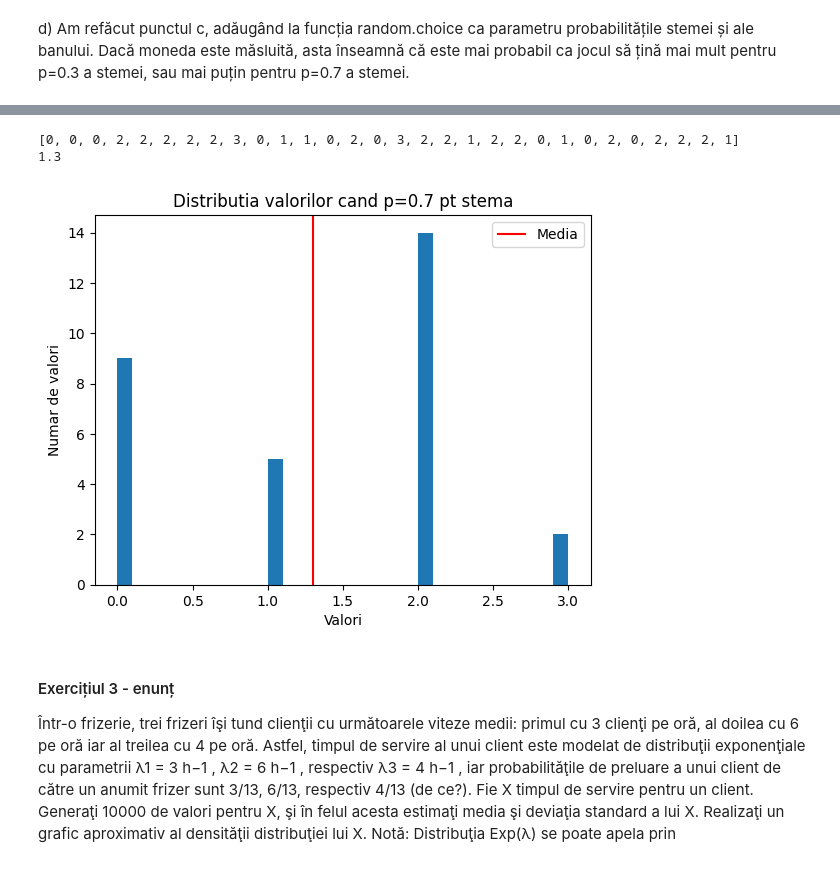
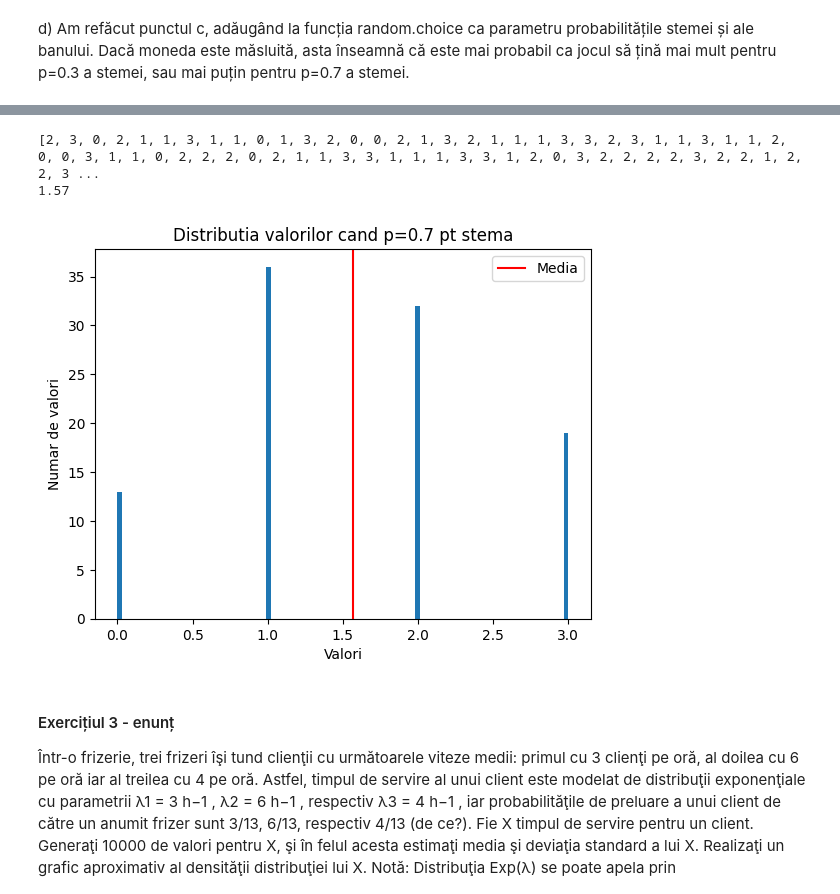
Before and after one commit to teodorachiriac73/PMP-2024, a Jupyter notebook: Lab02/Tema2.ipynb, the cells around one changed output, grey strips where cells are left out. Cells and saved outputs as stored; diff of their text form; code cells hidden in the pictures.

```diff
--- a/Lab02/Tema2.ipynb
+++ b/Lab02/Tema2.ipynb
@@ -195,37 +195,37 @@ def simulare(nrJocuri):
         #stema are probabilitate de 0.3
         nrPasi=1
         while(moneda=='ban'):
             nrPasi=nrPasi+1
             datoriePrimulJ= datoriePrimulJ+ 0.5
             moneda= np.random.choice(['ban','stema'],p=[0.3,0.7])
 
         # am ajuns la cazul final, s-a aruncat stema.
         #print("Acesta este numarul de pasi: N="+ str(nrPasi))
         zar=np.random.randint(1,7)
         suma=zar-3
         if suma<0: suma=suma*(-1)
         #print("primul jucator ii datoreaza celui de-al doilea suma "+ str(datoriePrimulJ))
         #print("al doilea jucator ii datoreaza primului: S="+ str(suma)+" dolari")
         sumeFinale.append(suma)
 
     return sumeFinale
 
-jocuri=30
+jocuri=100
 rezultate=simulare(jocuri)
 print(rezultate)
 media=np.mean(rezultate) #calculam media exacta
 print(media)
 plt.hist(rezultate, bins=jocuri)
 plt.title('Distributia valorilor cand p=0.7 pt stema')
 plt.xlabel('Valori')
 plt.ylabel('Numar de valori')
 plt.axvline(media, color='red', label='Media')
 plt.legend()
 plt.show()
 # %% [output]
-[0, 0, 0, 2, 2, 2, 2, 2, 3, 0, 1, 1, 0, 2, 0, 3, 2, 2, 1, 2, 2, 0, 1, 0, 2, 0, 2, 2, 2, 1]
-1.3
+[2, 3, 0, 2, 1, 1, 3, 1, 1, 0, 1, 3, 2, 0, 0, 2, 1, 3, 2, 1, 1, 1, 3, 3, 2, 3, 1, 1, 3, 1, 1, 2, 0, 0, 3, 1, 1, 0, 2, 2, 2, 0, 2, 1, 1, 3, 3, 1, 1, 1, 3, 3, 1, 2, 0, 3, 2, 2, 2, 2, 3, 2, 2, 1, 2, 2, 3 ...
+1.57
-[figure, old version]
+[figure, new version]
 # %% [markdown]
 #### Exercițiul 3 - enunț
 Într-o frizerie, trei frizeri îşi tund clienţii cu următoarele viteze medii: primul cu 3 clienţi pe oră, al doilea cu 6 pe oră iar al treilea cu 4 pe oră. Astfel, timpul de servire al unui client este modelat de distribuţii exponenţiale cu parametrii
```
Also changed, not shown: parts of 3 cells of this notebook.
